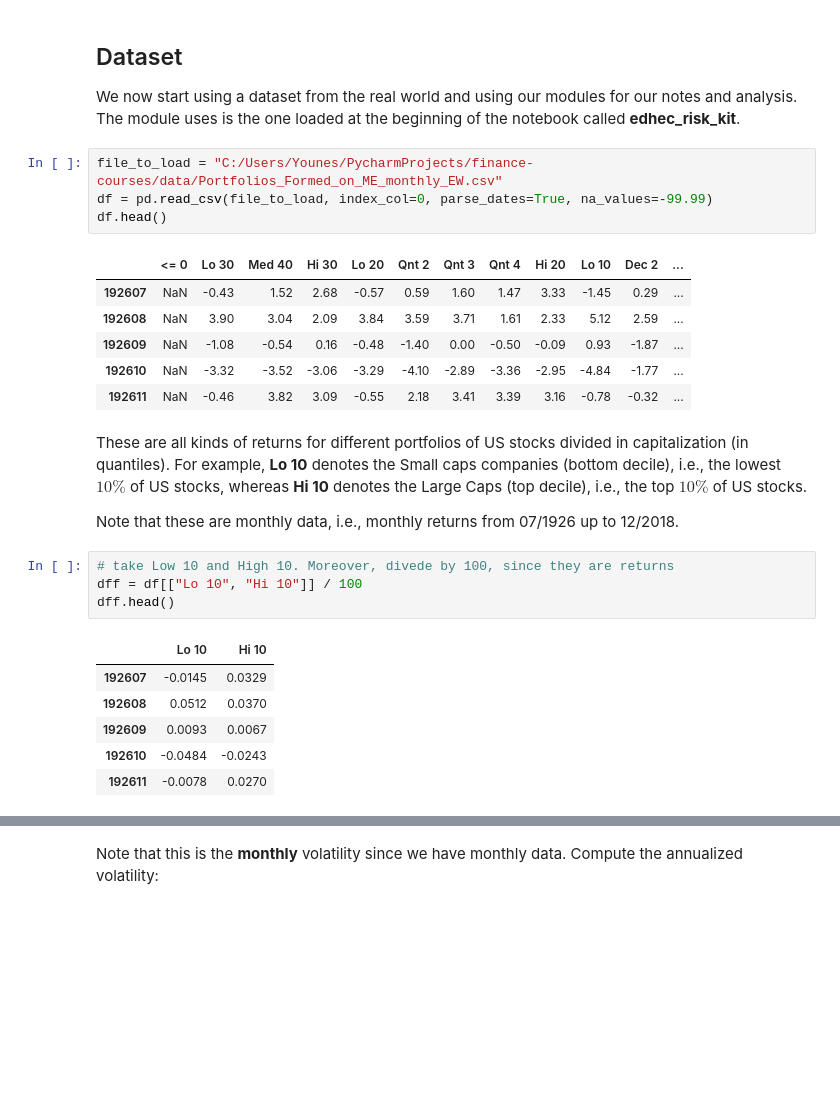
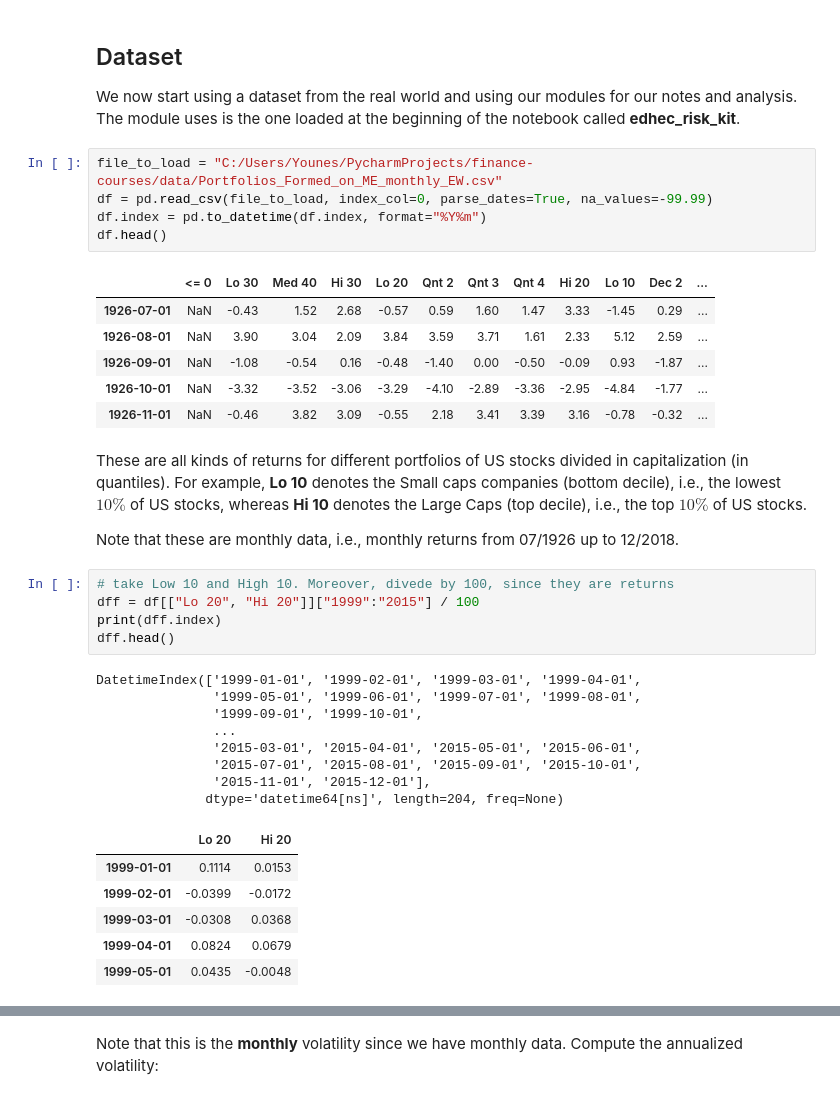
Before and after one commit to oxlupo/finance-courses, a Jupyter notebook: course_1_intro_to_portfolio_construction_and_analysis_with_python/week-1.ipynb, the cells around one changed output, grey strips where cells are left out. Saved outputs shown, nothing was run; the diff lists cells and outputs as text; blank space fills up the shorter version.

```diff
--- a/course_1_intro_to_portfolio_construction_and_analysis_with_python/week-1.ipynb
+++ b/course_1_intro_to_portfolio_construction_and_analysis_with_python/week-1.ipynb
@@ -330,14 +327,15 @@ The module uses is the one loaded at the beginning of the notebook called **edhe
 # %%
 file_to_load = "C:/Users/Younes/PycharmProjects/finance-courses/data/Portfolios_Formed_on_ME_monthly_EW.csv"
 df = pd.read_csv(file_to_load, index_col=0, parse_dates=True, na_values=-99.99)
+df.index = pd.to_datetime(df.index, format="%Y%m")
 df.head()
 # %% [output]
 |  | <= 0 | Lo 30 | Med 40 | Hi 30 | Lo 20 | Qnt 2 | Qnt 3 | Qnt 4 | Hi 20 | Lo 10 | Dec 2 | ... |
-| 192607 | NaN | -0.43 | 1.52 | 2.68 | -0.57 | 0.59 | 1.60 | 1.47 | 3.33 | -1.45 | 0.29 | ... |
-| 192608 | NaN | 3.90 | 3.04 | 2.09 | 3.84 | 3.59 | 3.71 | 1.61 | 2.33 | 5.12 | 2.59 | ... |
-| 192609 | NaN | -1.08 | -0.54 | 0.16 | -0.48 | -1.40 | 0.00 | -0.50 | -0.09 | 0.93 | -1.87 | ... |
-| 192610 | NaN | -3.32 | -3.52 | -3.06 | -3.29 | -4.10 | -2.89 | -3.36 | -2.95 | -4.84 | -1.77 | ... |
-| 192611 | NaN | -0.46 | 3.82 | 3.09 | -0.55 | 2.18 | 3.41 | 3.39 | 3.16 | -0.78 | -0.32 | ... |
+| 1926-07-01 | NaN | -0.43 | 1.52 | 2.68 | -0.57 | 0.59 | 1.60 | 1.47 | 3.33 | -1.45 | 0.29 | ... |
+| 1926-08-01 | NaN | 3.90 | 3.04 | 2.09 | 3.84 | 3.59 | 3.71 | 1.61 | 2.33 | 5.12 | 2.59 | ... |
+| 1926-09-01 | NaN | -1.08 | -0.54 | 0.16 | -0.48 | -1.40 | 0.00 | -0.50 | -0.09 | 0.93 | -1.87 | ... |
+| 1926-10-01 | NaN | -3.32 | -3.52 | -3.06 | -3.29 | -4.10 | -2.89 | -3.36 | -2.95 | -4.84 | -1.77 | ... |
+| 1926-11-01 | NaN | -0.46 | 3.82 | 3.09 | -0.55 | 2.18 | 3.41 | 3.39 | 3.16 | -0.78 | -0.32 | ... |
 # %% [markdown]
 These are all kinds of returns for different portfolios of US stocks divided in capitalization (in quantiles).
 For example, **Lo 10** denotes the Small caps companies (bottom decile), i.e., the lowest $10\%$ of US stocks, whereas **Hi 10** denotes the Large Caps (top decile), i.e., the top $10\%$ of US stocks.
@@ -345,15 +343,24 @@ For example, **Lo 10** denotes the Small caps companies (bottom decile), i.e., t
 Note that these are monthly data, i.e., monthly returns from 07/1926 up to 12/2018.
 # %%
 # take Low 10 and High 10. Moreover, divede by 100, since they are returns
-dff = df[["Lo 10", "Hi 10"]] / 100
+dff = df[["Lo 20", "Hi 20"]]["1999":"2015"] / 100
+print(dff.index)
 dff.head()
 # %% [output]
+DatetimeIndex(['1999-01-01', '1999-02-01', '1999-03-01', '1999-04-01',
+               '1999-05-01', '1999-06-01', '1999-07-01', '1999-08-01',
+               '1999-09-01', '1999-10-01',
+               ...
+               '2015-03-01', '2015-04-01', '2015-05-01', '2015-06-01',
+               '2015-07-01', '2015-08-01', '2015-09-01', '2015-10-01',
+               '2015-11-01', '2015-12-01'],
+              dtype='datetime64[ns]', length=204, freq=None)
-|  | Lo 10 | Hi 10 |
-| 192607 | -0.0145 | 0.0329 |
-| 192608 | 0.0512 | 0.0370 |
-| 192609 | 0.0093 | 0.0067 |
-| 192610 | -0.0484 | -0.0243 |
-| 192611 | -0.0078 | 0.0270 |
+|  | Lo 20 | Hi 20 |
+| 1999-01-01 | 0.1114 | 0.0153 |
+| 1999-02-01 | -0.0399 | -0.0172 |
+| 1999-03-01 | -0.0308 | 0.0368 |
+| 1999-04-01 | 0.0824 | 0.0679 |
+| 1999-05-01 | 0.0435 | -0.0048 |
 # %%
 dff.plot(grid=True, figsize=(10,4))
 plt.show()
```
Also changed, not shown: parts of 16 cells of this notebook, 4 other files.
